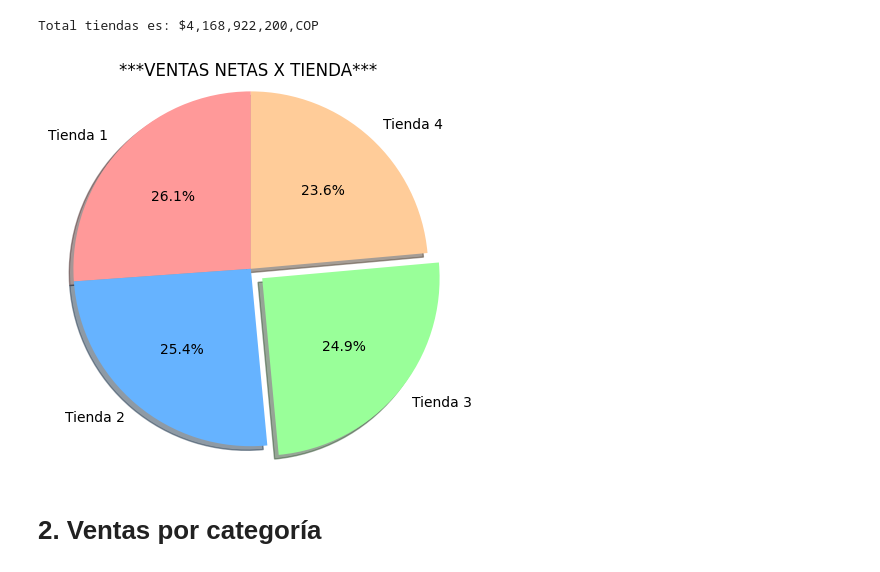
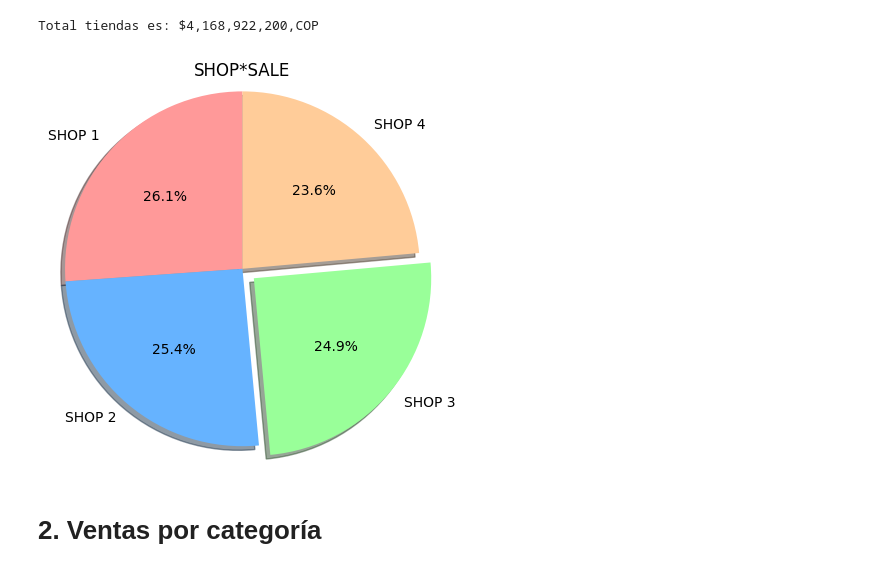
Before and after one commit to Oxpol85/Data-Base-Challenge-Juan-shop, a Jupyter notebook: AluraStoreLatam.ipynb, the cells around one changed output. Saved outputs shown, nothing was run; the diff lists cells and outputs as text; code cells hidden in the pictures.

```diff
--- a/AluraStoreLatam.ipynb
+++ b/AluraStoreLatam.ipynb
@@ -76,23 +76,23 @@ Total tiendas es: $4,168,922,200,COP
 # %%
 # Coming soon we can apreciate grafic information por more clearance by Stock discriminate
 import matplotlib.pyplot as plt
 import numpy as np
 
-labels = ['Tienda 1', 'Tienda 2', 'Tienda 3', 'Tienda 4']
+labels = ['SHOP 1', 'SHOP 2', 'SHOP 3', 'SHOP 4']
 # Use the calculated total net sales for each store as numerical values
 values = [(sumaVentas - suma_Ventas), (sumaVentas2 - suma_Ventas2), (sumaVentas3 - suma_Ventas3), (sumaVentas4 - suma_Ventas4)]
 colors = ['#ff9999','#66b3ff','#99ff99','#ffcc99']
 plt.pie(values, labels=labels, colors=colors,
         startangle=90, shadow=True, explode=(0, 0, 0.1, 0),
         radius=1.2, autopct='%1.1f%%')
 
 # Add a title to the pie chart
-plt.title("***VENTAS NETAS X TIENDA*** ")
+plt.title("SHOP*SALE")
 
 # Display the plot
 plt.show()
 # %% [output]
-[figure, old version]
+[figure, new version]
 # %% [markdown]
 # 2. Ventas por categoría
 # %% [markdown]
```
